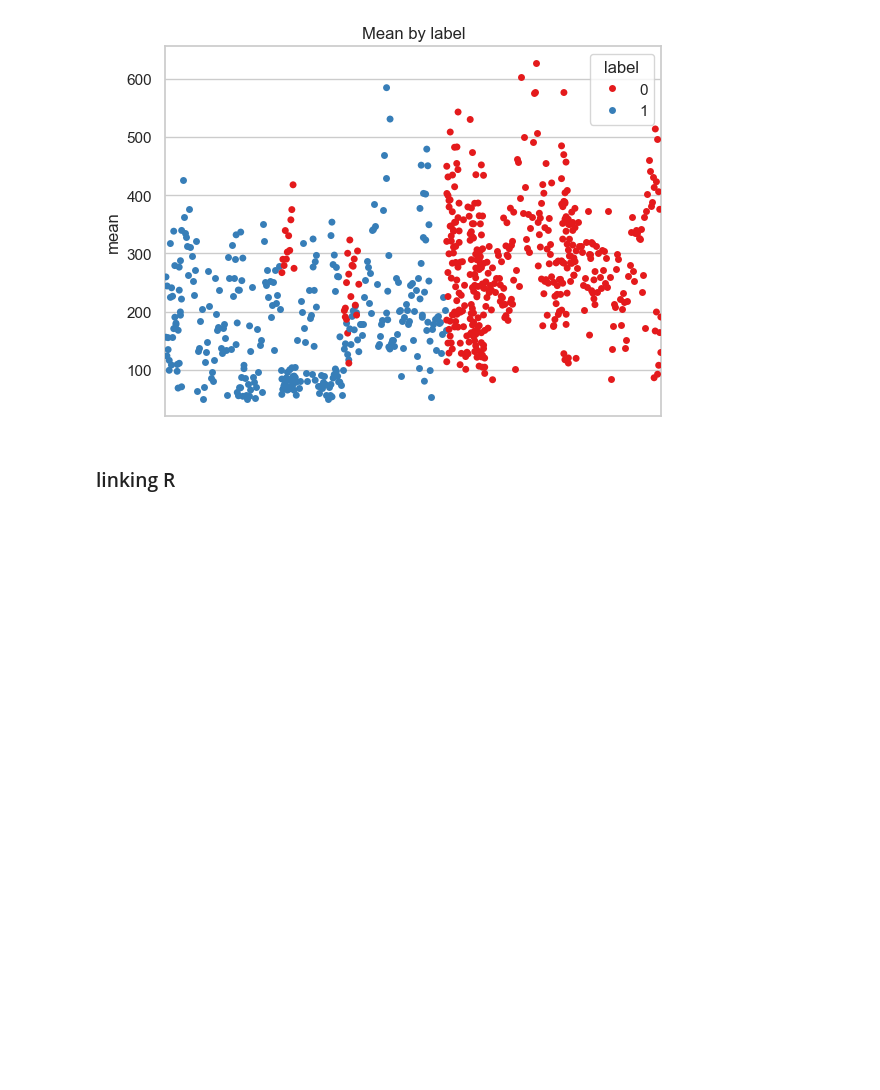
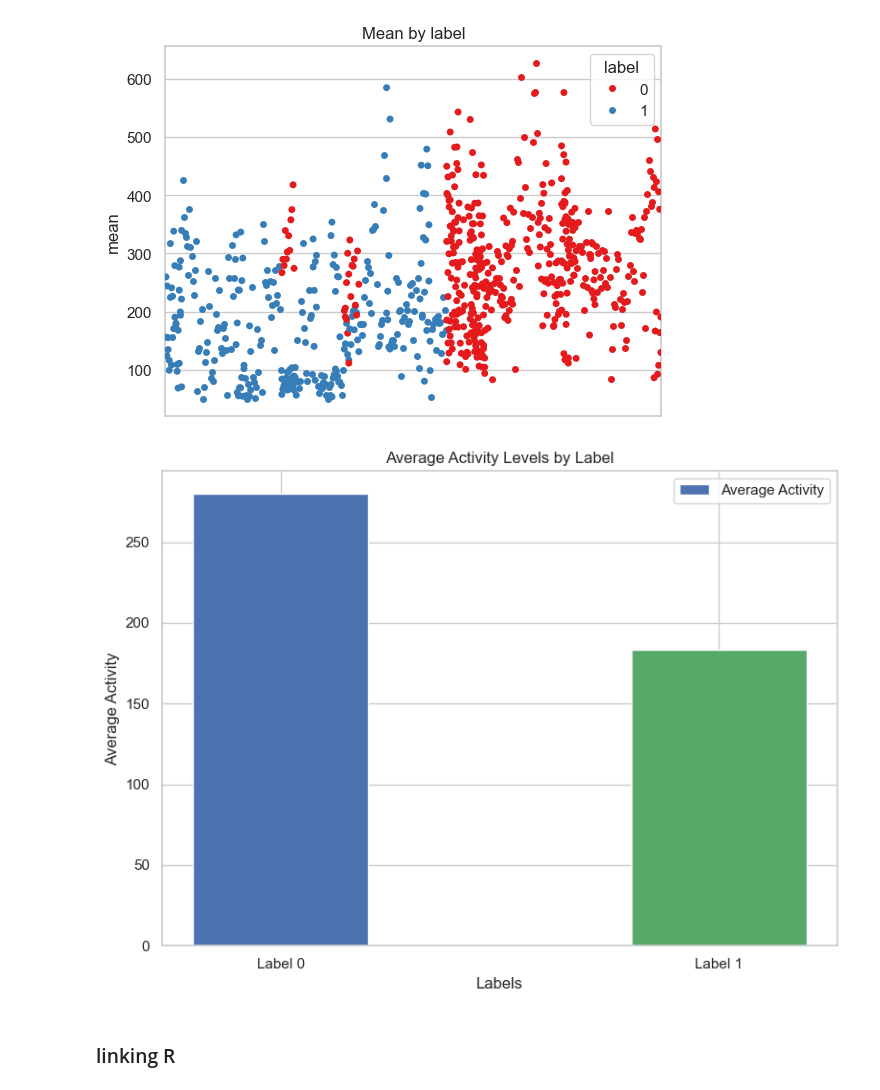
Before and after one commit to zoonalink/IGP-5, a Jupyter notebook: petter/eda-v1.ipynb, the cells around one changed output. Cells and saved outputs as stored; diff of their text form; code cells hidden in the pictures; blank space fills up the shorter version.

```diff
--- a/petter/eda-v1.ipynb
+++ b/petter/eda-v1.ipynb
@@ -167,6 +167,34 @@ ax.set_title('Mean by label')
 plt.show()
 # %% [output]
 [figure]
+# %%
+import pandas as pd
+import matplotlib.pyplot as plt
+import numpy as np
+
+# average activity by label
+average_activity = data_df.groupby('label')['mean'].mean()
+
+# Create the plot
+fig, ax = plt.subplots(figsize=(8, 6))
+labels = ['Label 0', 'Label 1']
+x = np.arange(len(labels))
+width = 0.4
+
+rects = ax.bar(x, average_activity, width, label='Average Activity', color=['b', 'g'])
+
+# Customize the plot
+ax.set_xlabel('Labels')
+ax.set_ylabel('Average Activity')
+ax.set_title('Average Activity Levels by Label')
+ax.set_xticks(x)
+ax.set_xticklabels(labels)
+ax.legend()
+
+plt.tight_layout()
+plt.show()
+# %% [output]
+[figure, added]
 # %% [markdown]
 ### linking R
 # %%
```
Also changed, not shown: parts of 5 cells of this notebook, 2 other files.
